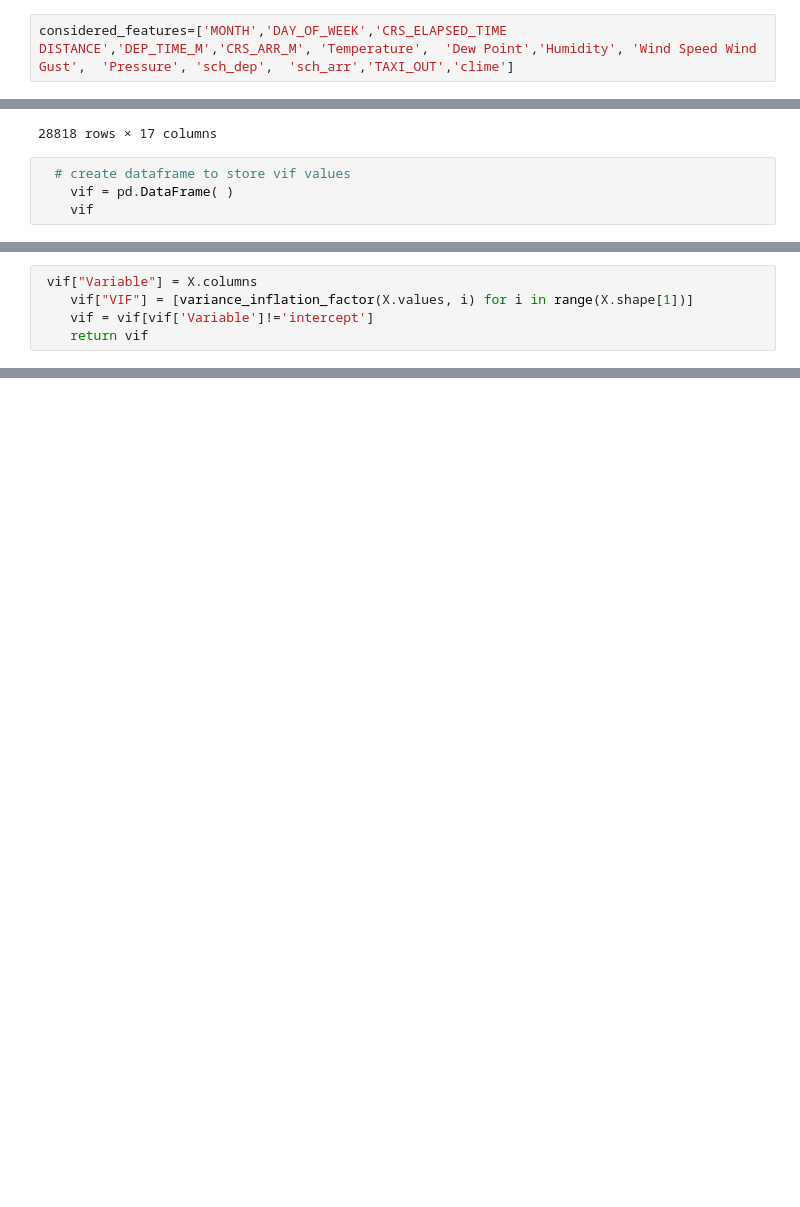
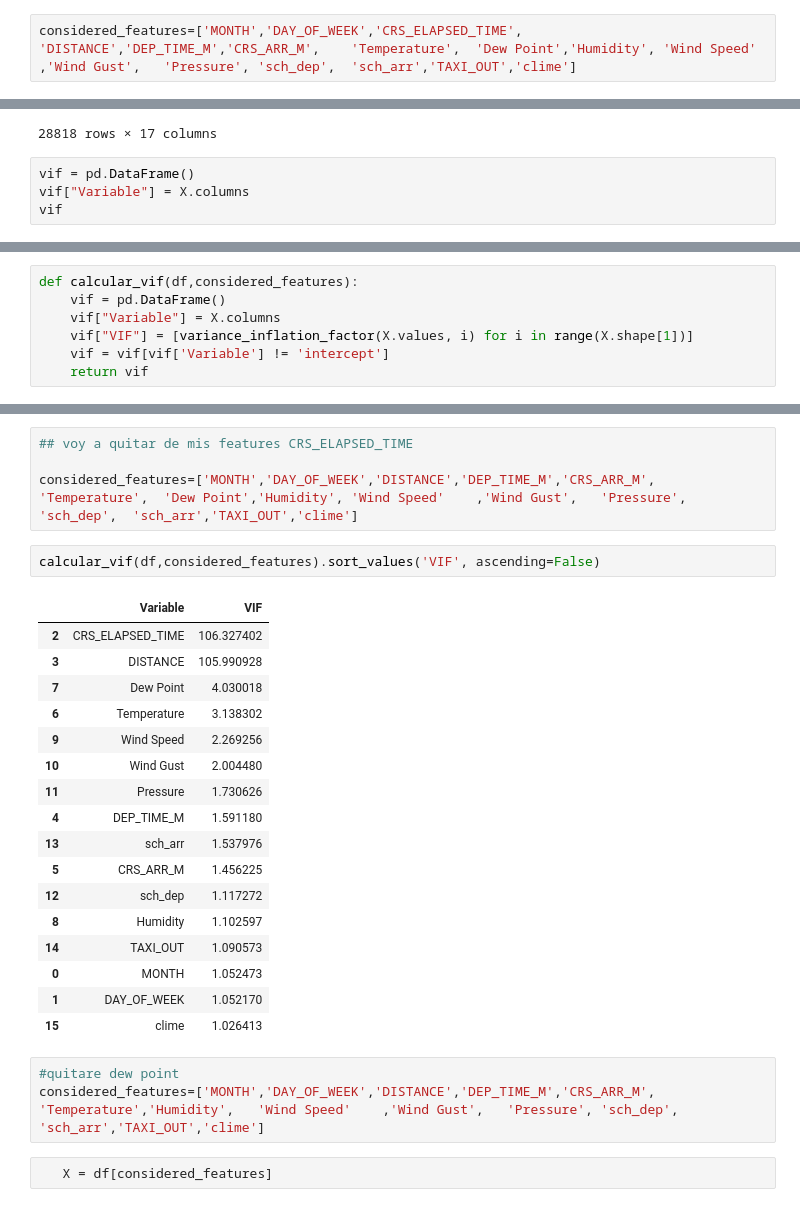
Before and after one commit to Yunue2110/FinalProject, a Jupyter notebook: Logistic_Regression.ipynb, the cells around one changed output, grey strips where cells are left out. Drawn from its saved outputs; the diff is of its cells as text; blank space fills up the shorter version.

```diff
--- a/Logistic_Regression.ipynb
+++ b/Logistic_Regression.ipynb
@@ -433,7 +433,7 @@ plt.show()
 # %% [markdown]
 ## VIF
 # %%
-considered_features=['MONTH','DAY_OF_WEEK','CRS_ELAPSED_TIME	DISTANCE','DEP_TIME_M','CRS_ARR_M',	'Temperature',	'Dew Point','Humidity',	'Wind Speed	Wind Gust',	'Pressure',	'sch_dep',	'sch_arr','TAXI_OUT','clime']
+considered_features=['MONTH','DAY_OF_WEEK','CRS_ELAPSED_TIME',	'DISTANCE','DEP_TIME_M','CRS_ARR_M',	'Temperature',	'Dew Point','Humidity',	'Wind Speed'	,'Wind Gust',	'Pressure',	'sch_dep',	'sch_arr','TAXI_OUT','clime']
 # %%
  X['intercept'] = 1
 # %%
@@ -458,7 +456,7 @@ X
 | 28817 | -1.381086 | 0.499202 | -0.002464 | 0.346564 | 1.991572 | -1.815146 | -0.309741 | 0.615422 | ... |
 28818 rows × 17 columns
 # %%
-  # create dataframe to store vif values
-    vif = pd.DataFrame( )
-    vif
+vif = pd.DataFrame()
+vif["Variable"] = X.columns
+vif
 # %% [output]
@@ -466,5 +479,7 @@ IndentationError: unexpected indent (1322604651.py, line 2)
 # %%
- vif["Variable"] = X.columns
+def calcular_vif(df,considered_features):
+    vif = pd.DataFrame()
+    vif["Variable"] = X.columns
     vif["VIF"] = [variance_inflation_factor(X.values, i) for i in range(X.shape[1])]
-    vif = vif[vif['Variable']!='intercept']
+    vif = vif[vif['Variable'] != 'intercept']
     return vif
@@ -470,0 +518,29 @@ IndentationError: unexpected indent (1322604651.py, line 2)
+# %%
+## voy a quitar de mis features CRS_ELAPSED_TIME
+
+considered_features=['MONTH','DAY_OF_WEEK','DISTANCE','DEP_TIME_M','CRS_ARR_M',	'Temperature',	'Dew Point','Humidity',	'Wind Speed'	,'Wind Gust',	'Pressure',	'sch_dep',	'sch_arr','TAXI_OUT','clime']
+# %%
+calcular_vif(df,considered_features).sort_values('VIF', ascending=False)
+# %% [output]
+|  | Variable | VIF |
+| 2 | CRS_ELAPSED_TIME | 106.327402 |
+| 3 | DISTANCE | 105.990928 |
+| 7 | Dew Point | 4.030018 |
+| 6 | Temperature | 3.138302 |
+| 9 | Wind Speed | 2.269256 |
+| 10 | Wind Gust | 2.004480 |
+| 11 | Pressure | 1.730626 |
+| 4 | DEP_TIME_M | 1.591180 |
+| 13 | sch_arr | 1.537976 |
+| 5 | CRS_ARR_M | 1.456225 |
+| 12 | sch_dep | 1.117272 |
+| 8 | Humidity | 1.102597 |
+| 14 | TAXI_OUT | 1.090573 |
+| 0 | MONTH | 1.052473 |
+| 1 | DAY_OF_WEEK | 1.052170 |
+| 15 | clime | 1.026413 |
+# %%
+#quitare dew point
+considered_features=['MONTH','DAY_OF_WEEK','DISTANCE','DEP_TIME_M','CRS_ARR_M',	'Temperature','Humidity',	'Wind Speed'	,'Wind Gust',	'Pressure',	'sch_dep',	'sch_arr','TAXI_OUT','clime']
+# %%
+   X = df[considered_features]
```
Also changed, not shown: parts of 7 cells of this notebook.
